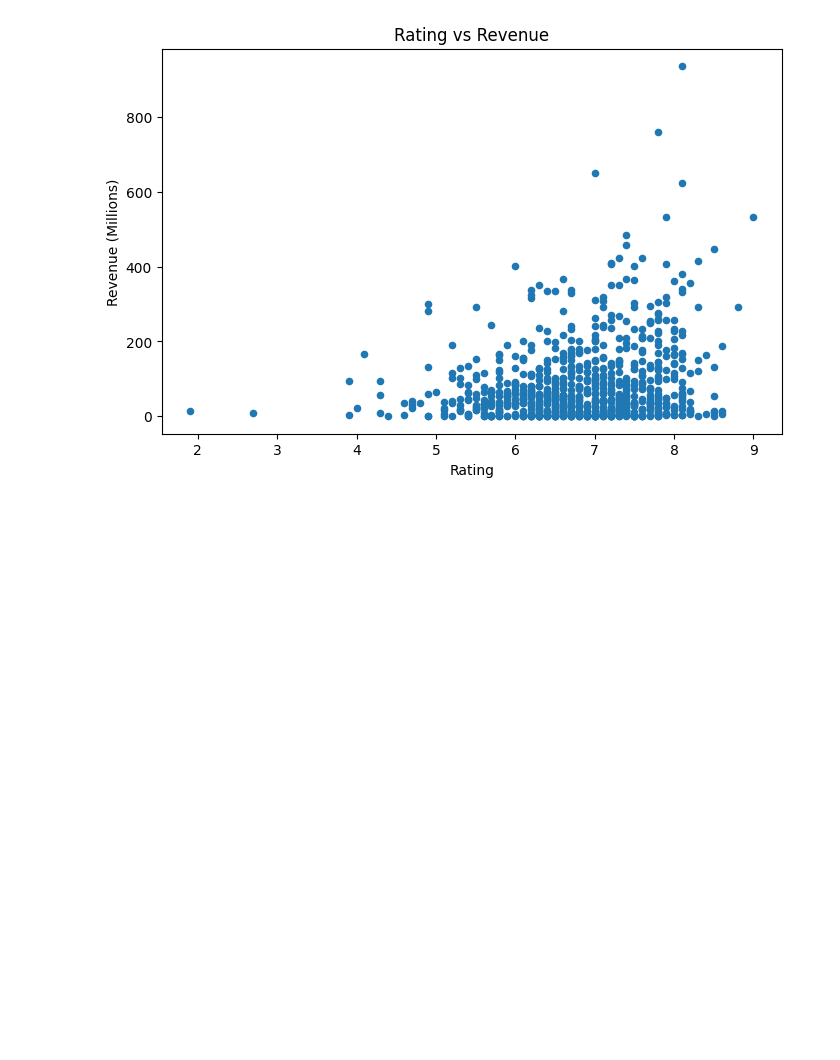
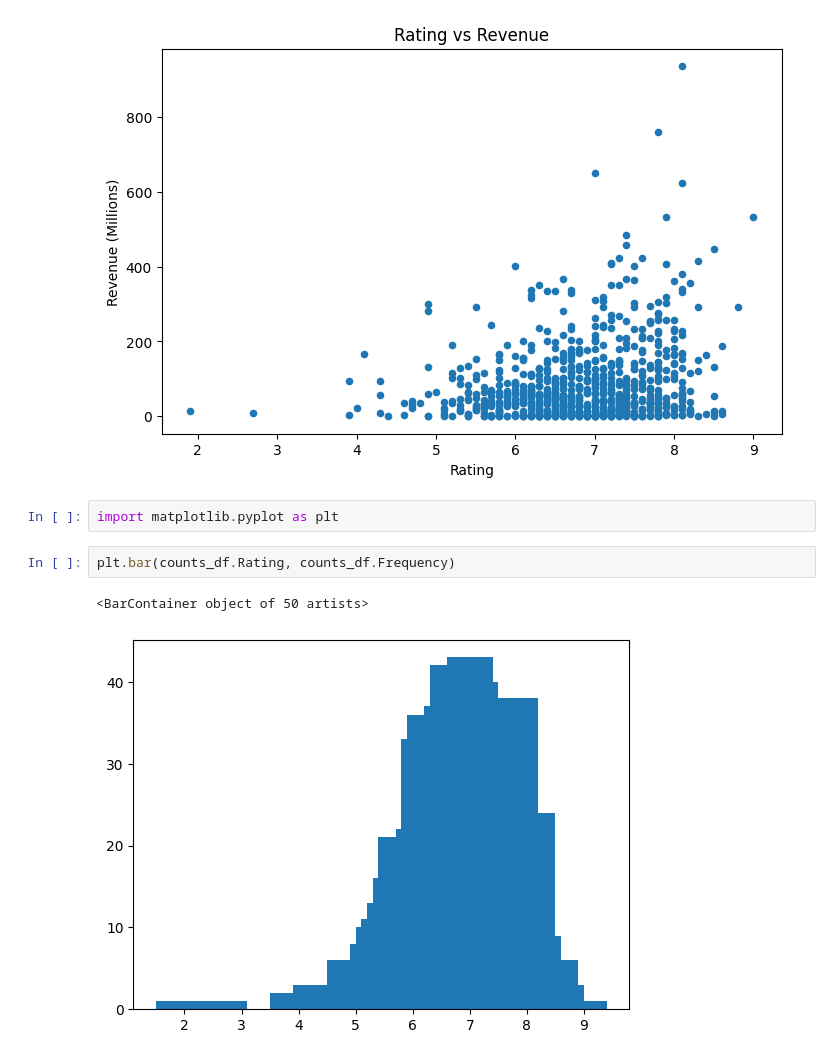
Before and after one commit to carlos2509029-ship-it/pandas, a Jupyter notebook: pnds.ipynb, the cells around one changed output. Cells and saved outputs as stored; diff of their text form; blank space fills up the shorter version.

```diff
--- a/pnds.ipynb
+++ b/pnds.ipynb
@@ -378,3 +378,10 @@ plt.ylabel('Revenue (Millions)')
 plt.show()
 # %% [output]
 [figure]
+# %%
+import matplotlib.pyplot as plt
+# %%
+plt.bar(counts_df.Rating, counts_df.Frequency)
+# %% [output]
+<BarContainer object of 50 artists>
+[figure, added]
```
Also changed, not shown: parts of 11 cells of this notebook.
